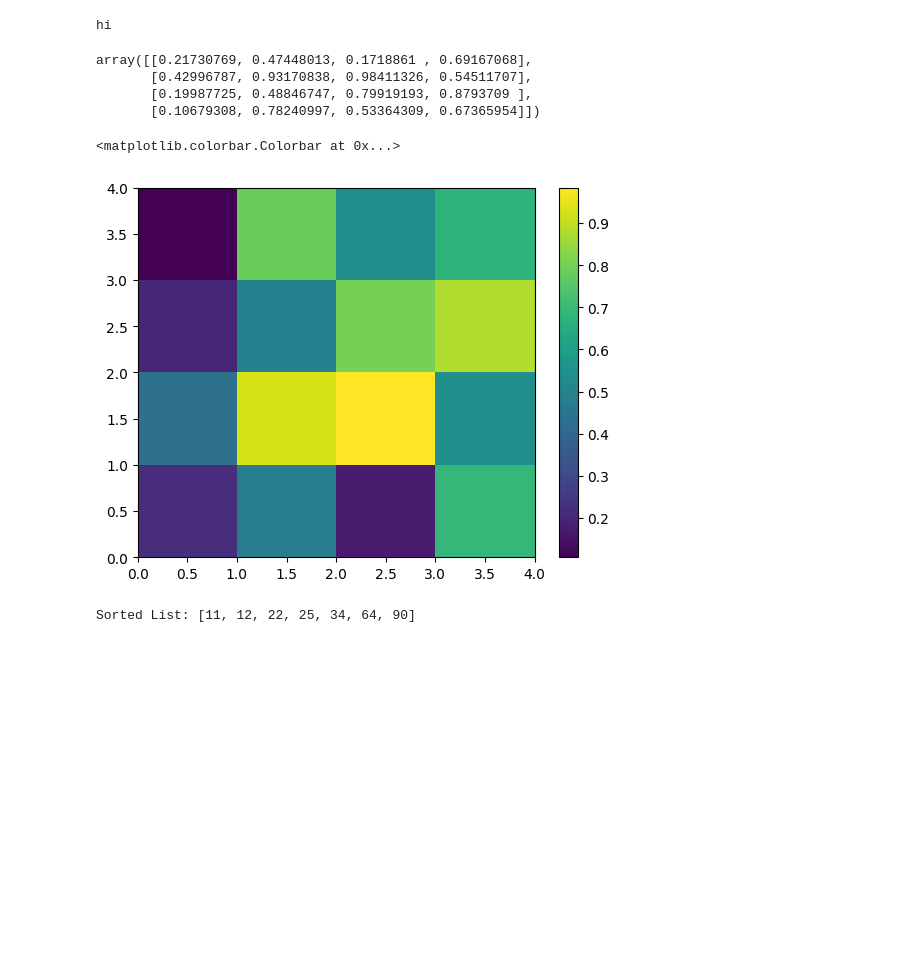
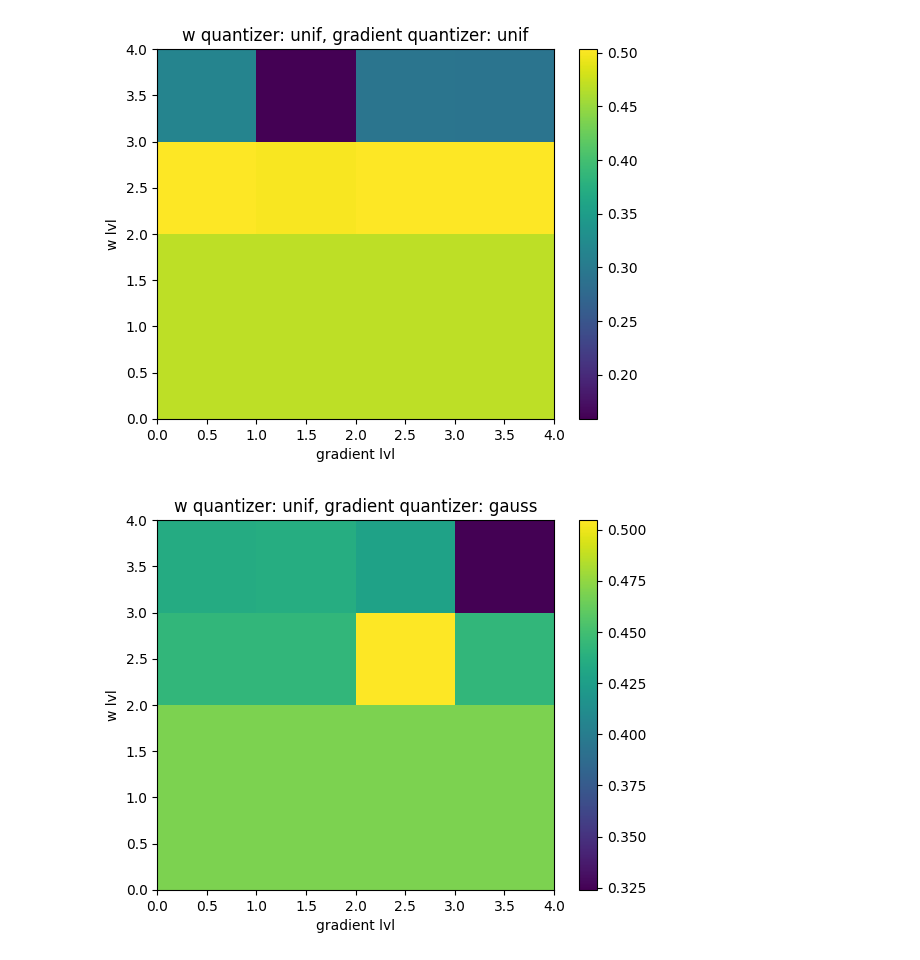
Before and after one commit to willem-strydom/test_quant_log, a Jupyter notebook: nov 29.ipynb, the cells around one changed output. Cells and saved outputs as stored; diff of their text form; code cells hidden in the pictures; blank space fills up the shorter version.

```diff
--- a/nov 29.ipynb
+++ b/nov 29.ipynb
@@ -1,49 +1,20 @@
-# %%
-print('hi')
-# %% [output]
-hi
-# %%
-import numpy as np
-array = np.random.rand(4,4)
-array
-# %% [output]
-array([[0.21730769, 0.47448013, 0.1718861 , 0.69167068],
-       [0.42996787, 0.93170838, 0.98411326, 0.54511707],
-       [0.19987725, 0.48846747, 0.79919193, 0.8793709 ],
-       [0.10679308, 0.78240997, 0.53364309, 0.67365954]])
-# %%
-import matplotlib.pyplot as plt
-plt.pcolormesh(array)
-plt.colorbar()
-# %% [output]
-<matplotlib.colorbar.Colorbar at 0x...>
-[figure, removed]
-# %%
-def bubble_sort(arr):
-    """
-    Perform bubble sort on the given list.
-
-    Parameters:
-    - arr (list): The list to be sorted.
-
-    Returns:
-    - list: The sorted list.
-    """
-    n = len(arr)
-
-    # Traverse through all elements in the list
-    for i in range(n):
-        # Last i elements are already sorted, so we don't need to check them
-        for j in range(0, n - i - 1):
-            # Swap if the element found is greater than the next element
-            if arr[j] > arr[j + 1]:
-                arr[j], arr[j + 1] = arr[j + 1], arr[j]
-
-    return arr
-
-# Example Usage:
-unsorted_list = [64, 34, 25, 12, 22, 11, 90]
-sorted_list = bubble_sort(unsorted_list)
-print("Sorted List:", sorted_list)
-# %% [output]
-Sorted List: [11, 12, 22, 25, 34, 64, 90]
+# %%
+import numpy as np
+import pandas as pd
+from sklearn.preprocessing import MinMaxScaler
+from experiment import experiment
+from experiment import test_loss
+import random
+scaler = MinMaxScaler(feature_range=(-1, 1))
+
+from gen_data import gen_data
+X,y = gen_data()
+X = scaler.fit_transform(X)
+
+bias = np.ones((X.shape[1],1)).T
+X = np.vstack((bias, X)).astype(float)
+
+experiment(X,y)
+# %% [output]
+[figure, added]
+[figure, added]
```
Also changed, not shown: parts of 4 cells of this notebook.
